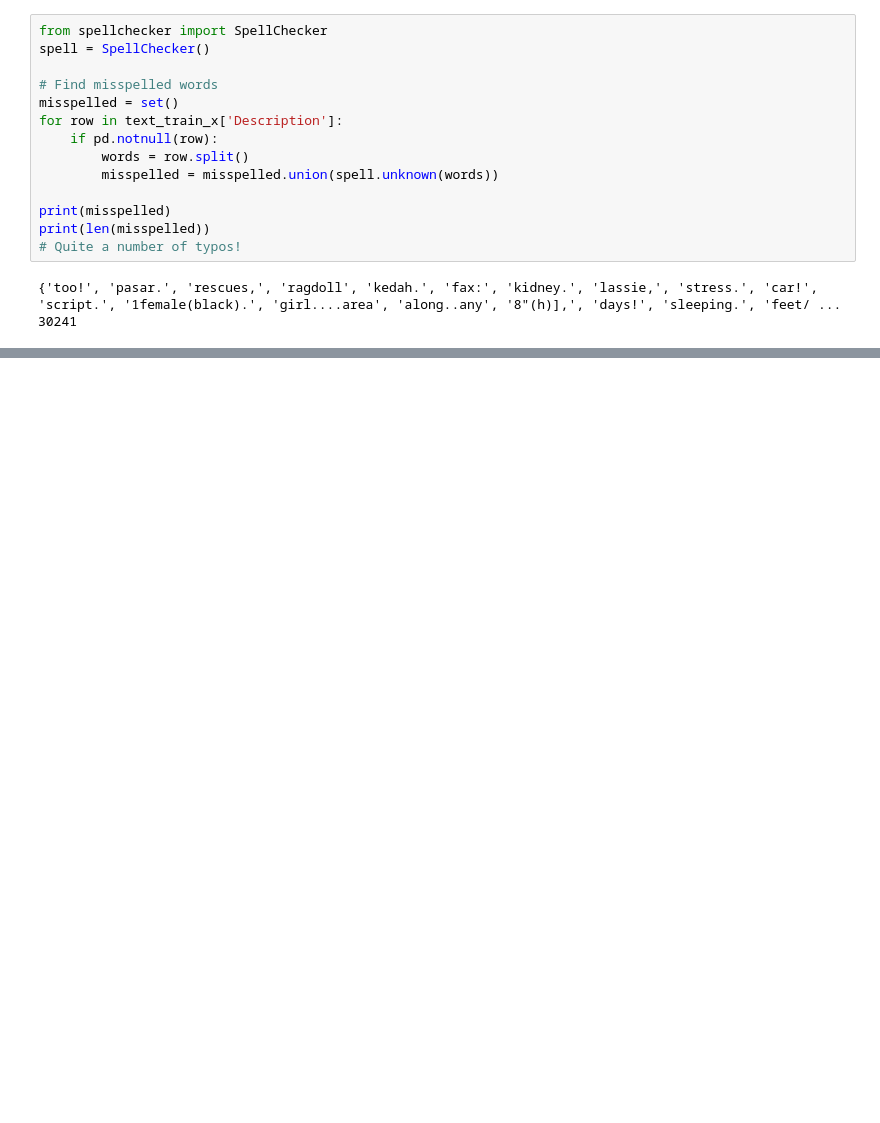
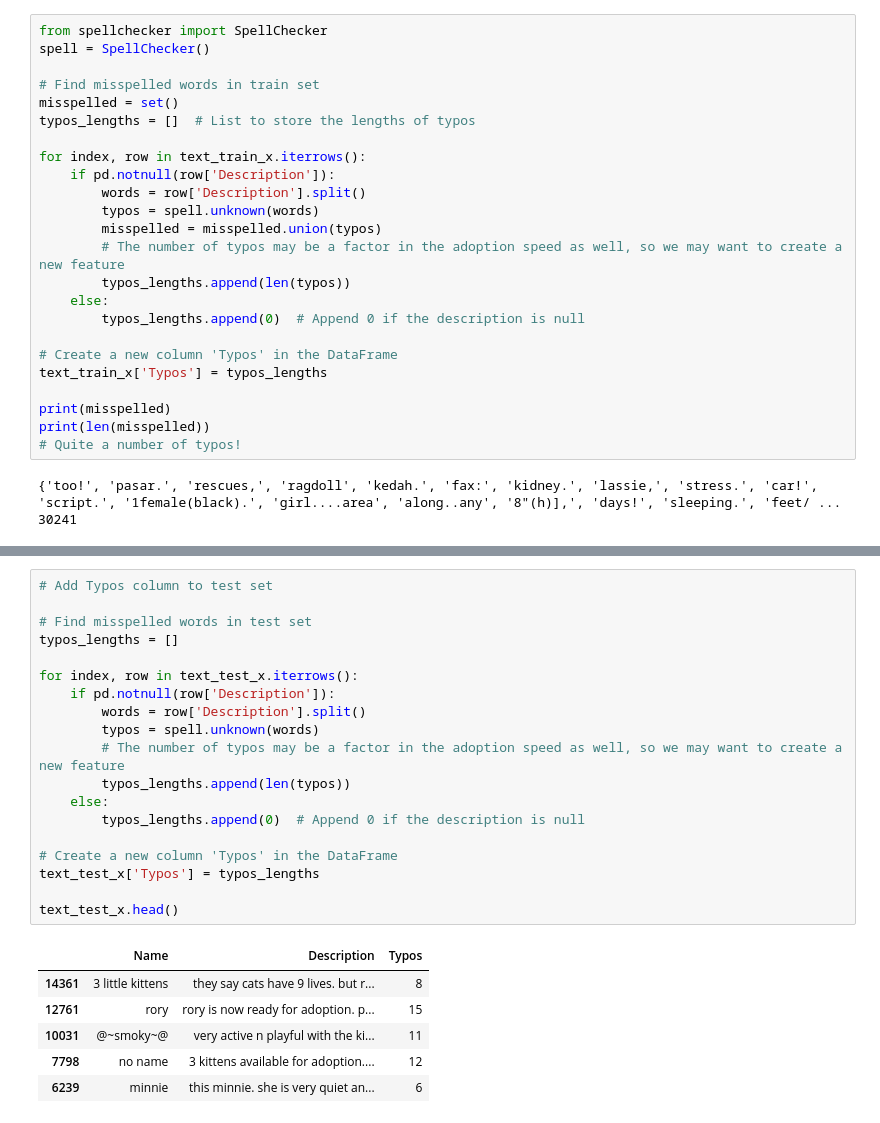
Before and after one commit to lshaoqin/aichallenge, a Jupyter notebook: eda.ipynb, the cells around one changed output, grey strips where cells are left out. Cells and saved outputs as stored; diff of their text form; blank space fills up the shorter version.

```diff
--- a/eda.ipynb
+++ b/eda.ipynb
@@ -644,12 +649,22 @@ text_test_x['Description'] = clean_text(text_test_x['Description'])
 from spellchecker import SpellChecker
 spell = SpellChecker()
 
-# Find misspelled words
+# Find misspelled words in train set
 misspelled = set()
-for row in text_train_x['Description']:
-    if pd.notnull(row):
-        words = row.split()
-        misspelled = misspelled.union(spell.unknown(words))
+typos_lengths = []  # List to store the lengths of typos
+
+for index, row in text_train_x.iterrows():
+    if pd.notnull(row['Description']):
+        words = row['Description'].split()
+        typos = spell.unknown(words)
+        misspelled = misspelled.union(typos)
+        # The number of typos may be a factor in the adoption speed as well, so we may want to create a new feature
+        typos_lengths.append(len(typos))
+    else:
+        typos_lengths.append(0)  # Append 0 if the description is null
+
+# Create a new column 'Typos' in the DataFrame
+text_train_x['Typos'] = typos_lengths
 
 print(misspelled)
 print(len(misspelled))
@@ -660,2 +684,28 @@ print(len(misspelled))
+# %%
+# Add Typos column to test set
+
+# Find misspelled words in test set
+typos_lengths = []
+
+for index, row in text_test_x.iterrows():
+    if pd.notnull(row['Description']):
+        words = row['Description'].split()
+        typos = spell.unknown(words)
+        # The number of typos may be a factor in the adoption speed as well, so we may want to create a new feature
+        typos_lengths.append(len(typos))
+    else:
+        typos_lengths.append(0)  # Append 0 if the description is null
+
+# Create a new column 'Typos' in the DataFrame
+text_test_x['Typos'] = typos_lengths
+
+text_test_x.head()
+# %% [output]
+|  | Name | Description | Typos |
+| 14361 | 3 little kittens | they say cats have 9 lives. but r... | 8 |
+| 12761 | rory | rory is now ready for adoption. p... | 15 |
+| 10031 | @~smoky~@ | very active n playful with the ki... | 11 |
+| 7798 | no name | 3 kittens available for adoption.... | 12 |
+| 6239 | minnie | this minnie. she is very quiet an... | 6 |
 # %%
 # Correct misspelled words with TextBlob
```
Also changed, not shown: parts of 20 cells of this notebook, 2 other files.
